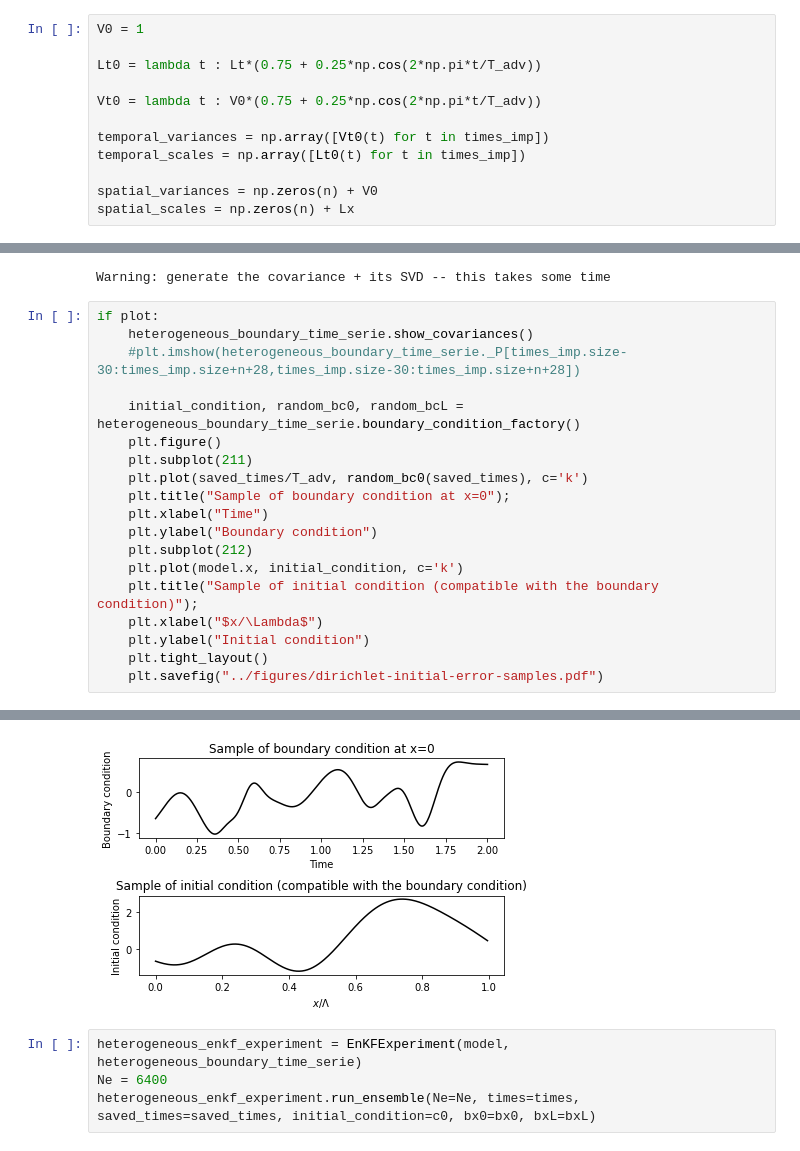
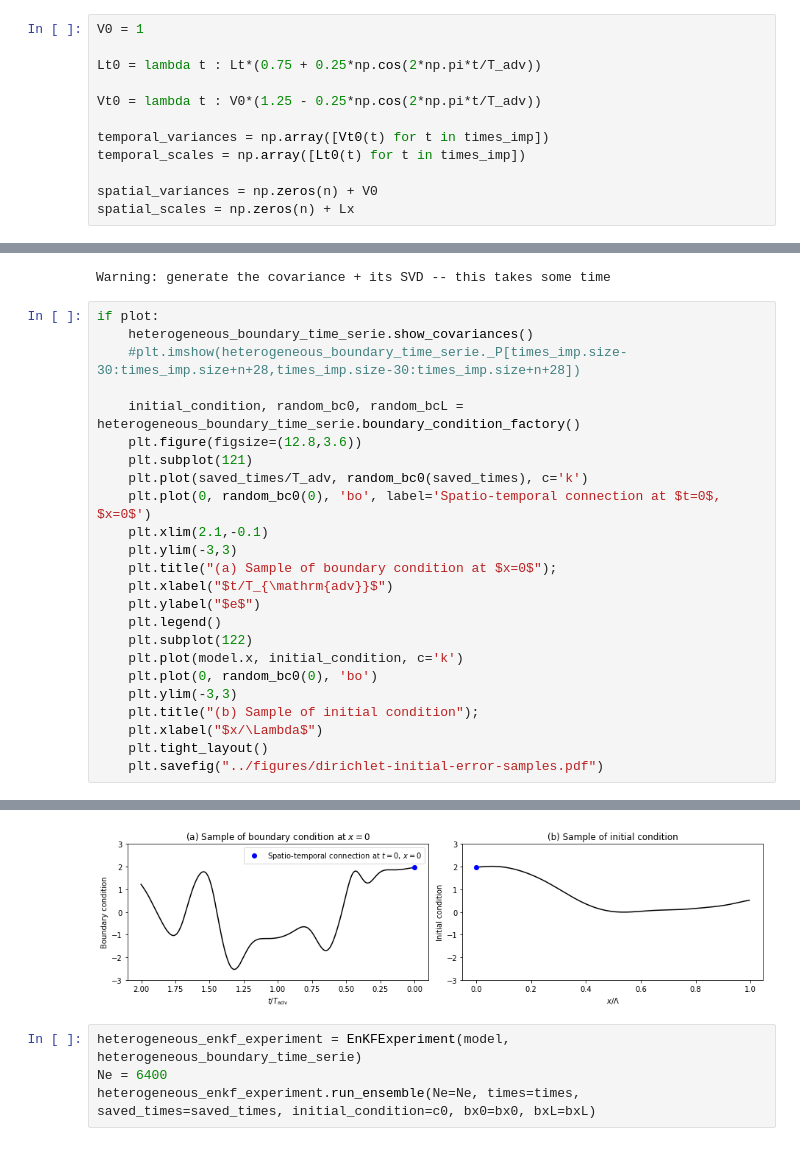
Before and after one commit to opannekoucke/pkf-boundary, a Jupyter notebook: notebooks/article-boundary-pkf-advection.ipynb, the cells around one changed output, grey strips where cells are left out. Drawn from its saved outputs; the diff is of its cells as text.

```diff
--- a/notebooks/article-boundary-pkf-advection.ipynb
+++ b/notebooks/article-boundary-pkf-advection.ipynb
@@ -83,7 +83,7 @@ V0 = 1
 
 Lt0 = lambda t : Lt*(0.75 + 0.25*np.cos(2*np.pi*t/T_adv))
 
-Vt0 = lambda t : V0*(0.75 + 0.25*np.cos(2*np.pi*t/T_adv))
+Vt0 = lambda t : V0*(1.25 - 0.25*np.cos(2*np.pi*t/T_adv))
 
 temporal_variances = np.array([Vt0(t) for t in times_imp])
 temporal_scales = np.array([Lt0(t) for t in times_imp])
@@ -108,17 +108,22 @@ if plot:
     #plt.imshow(heterogeneous_boundary_time_serie._P[times_imp.size-30:times_imp.size+n+28,times_imp.size-30:times_imp.size+n+28])
 
     initial_condition, random_bc0, random_bcL = heterogeneous_boundary_time_serie.boundary_condition_factory()
-    plt.figure()
-    plt.subplot(211)
+    plt.figure(figsize=(12.8,3.6))
+    plt.subplot(121)
     plt.plot(saved_times/T_adv, random_bc0(saved_times), c='k')
-    plt.title("Sample of boundary condition at x=0");
-    plt.xlabel("Time")
-    plt.ylabel("Boundary condition")
-    plt.subplot(212)
+    plt.plot(0, random_bc0(0), 'bo', label='Spatio-temporal connection at $t=0$, $x=0$')
+    plt.xlim(2.1,-0.1)
+    plt.ylim(-3,3)
+    plt.title("(a) Sample of boundary condition at $x=0$");
+    plt.xlabel("$t/T_{\mathrm{adv}}$")
+    plt.ylabel("$e$")
+    plt.legend()
+    plt.subplot(122)
     plt.plot(model.x, initial_condition, c='k')
-    plt.title("Sample of initial condition (compatible with the boundary condition)");
+    plt.plot(0, random_bc0(0), 'bo')
+    plt.ylim(-3,3)
+    plt.title("(b) Sample of initial condition");
     plt.xlabel("$x/\Lambda$")
-    plt.ylabel("Initial condition")
     plt.tight_layout()
     plt.savefig("../figures/dirichlet-initial-error-samples.pdf")
 # %% [output]
@@ -126,4 +131,4 @@ if plot:
-[figure, old version]
+[figure, new version]
 # %%
 heterogeneous_enkf_experiment = EnKFExperiment(model, heterogeneous_boundary_time_serie)
 Ne = 6400
```
Also changed, not shown: parts of 3 cells of this notebook, 2 other files.
